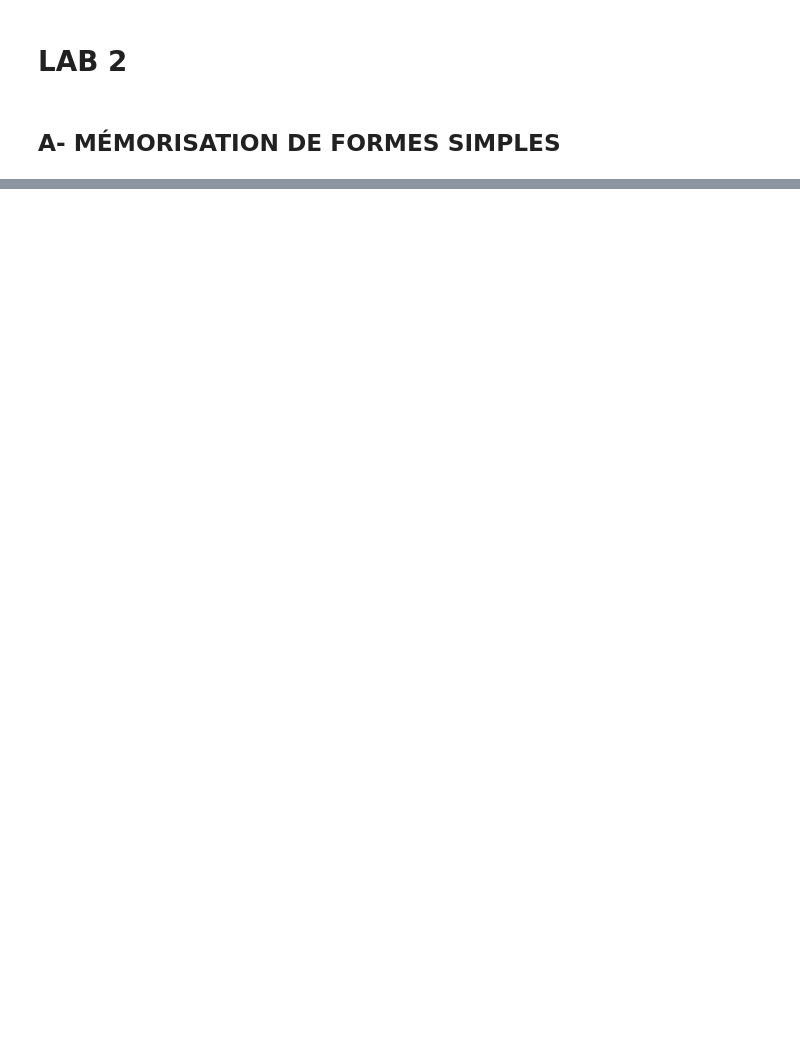
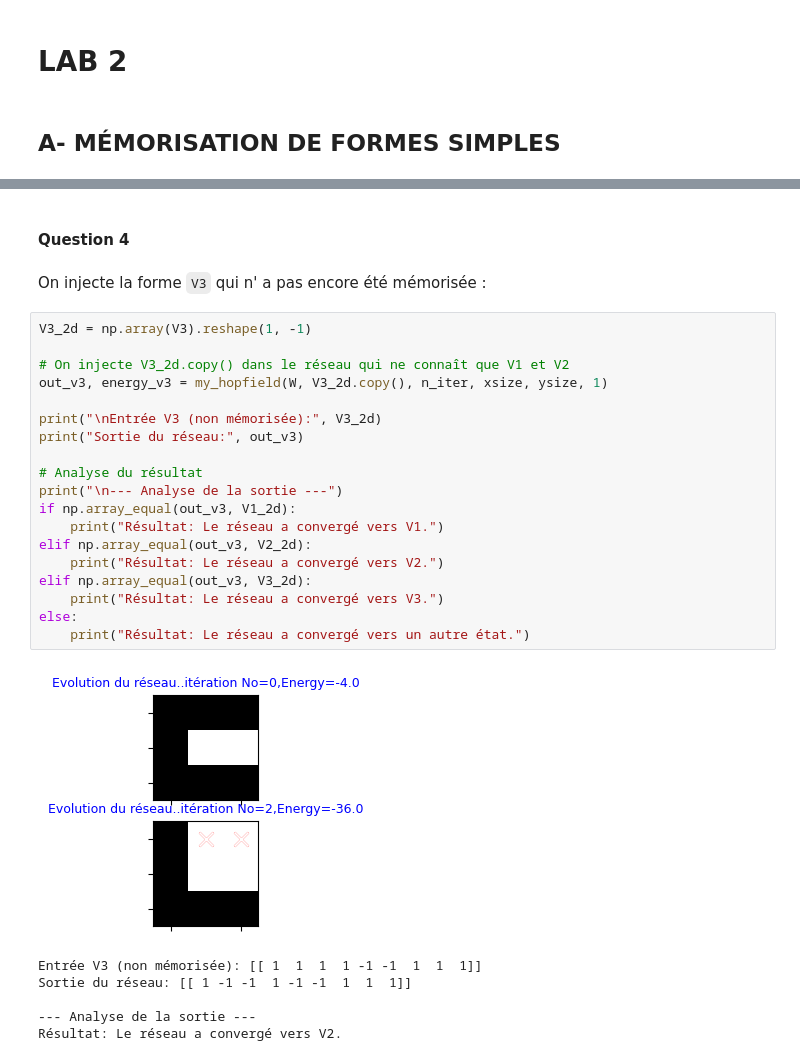
Before and after one commit to Leon-afk1/TP_reseau_neurone, a Jupyter notebook: Lab2/lab2.ipynb, the cells around one changed output, grey strips where cells are left out. Cells and saved outputs as stored; diff of their text form; blank space fills up the shorter version.

```diff
--- a/Lab2/lab2.ipynb
+++ b/Lab2/lab2.ipynb
@@ -61,0 +179,30 @@ Matrice de poids W:
+# %% [markdown]
+#### Question 4
+# %% [markdown]
+On injecte la forme `V3` qui n' a pas encore été mémorisée :
+# %%
+V3_2d = np.array(V3).reshape(1, -1)
+
+# On injecte V3_2d.copy() dans le réseau qui ne connaît que V1 et V2
+out_v3, energy_v3 = my_hopfield(W, V3_2d.copy(), n_iter, xsize, ysize, 1)
+
+print("\nEntrée V3 (non mémorisée):", V3_2d)
+print("Sortie du réseau:", out_v3)
+
+# Analyse du résultat
+print("\n--- Analyse de la sortie ---")
+if np.array_equal(out_v3, V1_2d):
+    print("Résultat: Le réseau a convergé vers V1.")
+elif np.array_equal(out_v3, V2_2d):
+    print("Résultat: Le réseau a convergé vers V2.")
+elif np.array_equal(out_v3, V3_2d):
+    print("Résultat: Le réseau a convergé vers V3.")
+else:
+    print("Résultat: Le réseau a convergé vers un autre état.")
+# %% [output]
+[figure, added]
+Entrée V3 (non mémorisée): [[ 1  1  1  1 -1 -1  1  1  1]]
+Sortie du réseau: [[ 1 -1 -1  1 -1 -1  1  1  1]]
+
+--- Analyse de la sortie ---
+Résultat: Le réseau a convergé vers V2.
```
Also changed, not shown: parts of 47 cells of this notebook.
